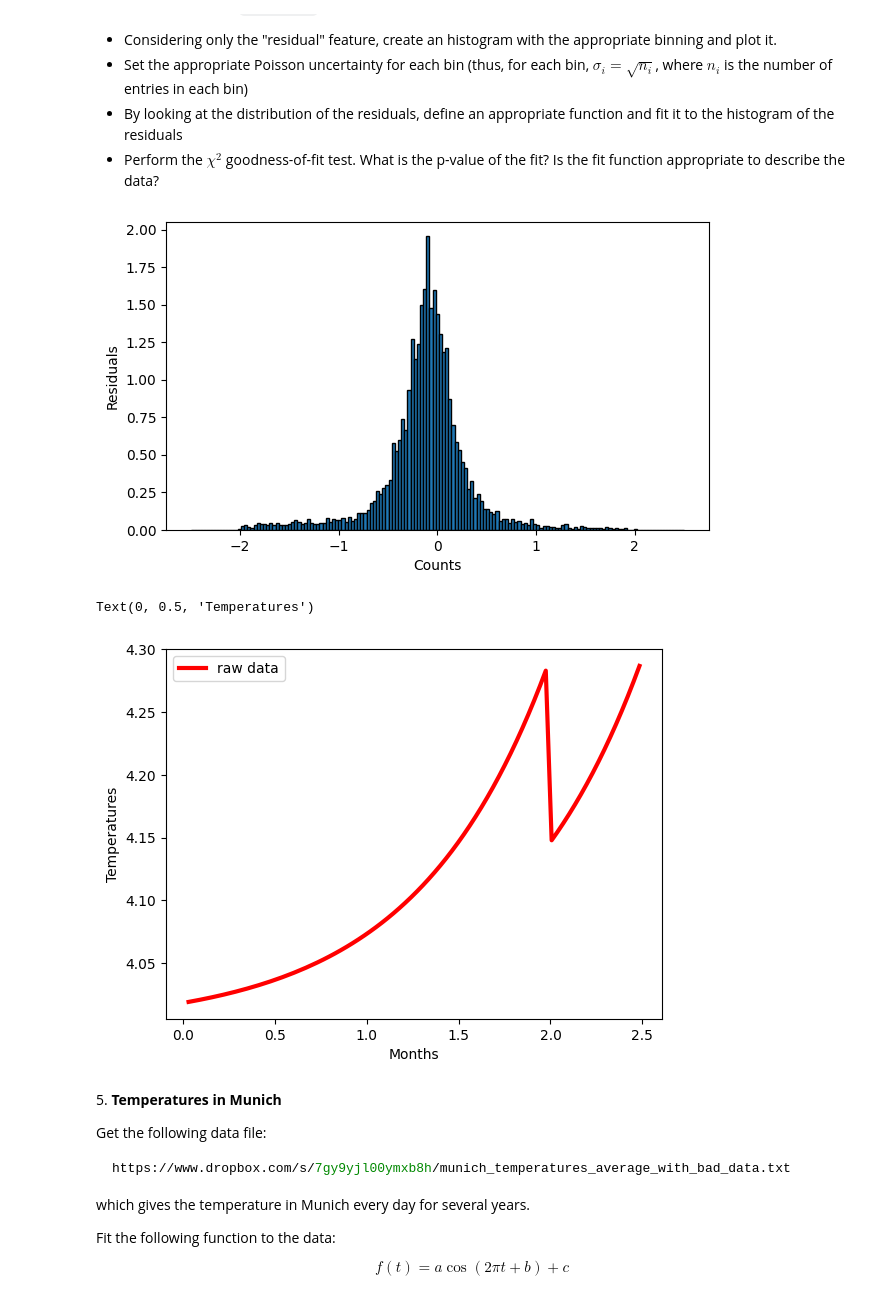
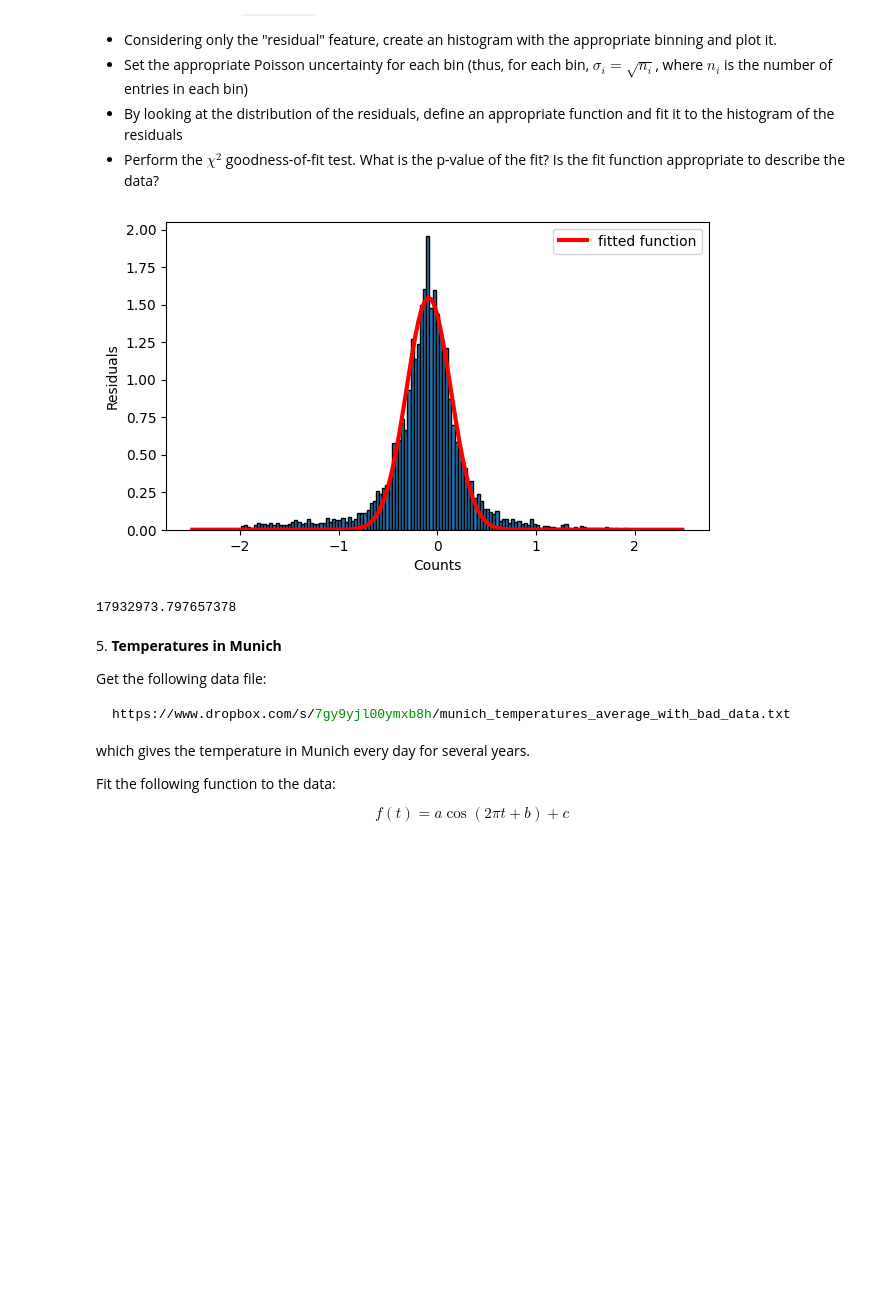
Before and after one commit to saraLevo/ScientificComputingWithPython2023, a Jupyter notebook: 10ex_tests.ipynb, the cells around one changed output. Saved outputs shown, nothing was run; the diff lists cells and outputs as text; code cells hidden in the pictures; blank space fills up the shorter version.

```diff
--- a/10ex_tests.ipynb
+++ b/10ex_tests.ipynb
@@ -181,50 +192,54 @@ The feature named `residual` contains the residuals (defined as $y_i - \hat{y}_i
 # %%
 import numpy as np
 import pandas as pd
 import matplotlib.pyplot as plt
 import pickle
-from scipy import optimize
+from scipy import optimize, stats
 
 filename = "data/residuals_261.pkl"
 infile = open(filename, 'rb')
 new_dict = pickle.load(infile)
 
 df = pd.read_pickle(filename)
 df_list_residuals = (df).tolist()['residuals']
 df_pd = pd.DataFrame(df.tolist())
 mask = abs(df_pd['residuals'])<2
 df_mod = df_pd[mask]
 
 #Plotting the histogram
 plt.figure(figsize=(7,4))
 counts, bin_edges, _ = plt.hist(df_mod['residuals'], bins='auto', range=(-2.5, +2.5), density=True, cumulative=False, edgecolor='black')
 plt.xlabel('Counts')
 plt.ylabel('Residuals')
+plt.legend(['counts histogram'])
+
+#setting the uncertainty for each bin
+uncert_bin = np.array(np.sqrt(np.abs(counts)))
+
+#defining an appropriate function
+def f(x, scale, mean, sigma):
+    return scale*np.exp(-(x-mean)**2/(2*sigma**2))
+
+#plotting the fitted function
+x = (bin_edges[:-1] + bin_edges[1:])/2
+popt, pcov = optimize.curve_fit(f, x, counts, p0=[max(counts), 5, 45])
+plt.plot(x, f(x, popt[0], popt[1], popt[2]), color='red', linewidth=3)
+plt.legend(['fitted function'])
 plt.show()
 
-#setting the uncertainty for each bin
-uncert_bin = np.array(np.sqrt(counts))
-
-#defining an appropriate function
-def f(x, mean):
-  result = []
-  for i in x:
-      if i > 0:
-          result.append(mean + ((np.exp(-(mean))) * (np.float_power(mean, i))) / np.math.factorial(int(i)))
-      else:
-          result.append(np.inf) # or any other value you prefer
-  return np.array(result)
-
-x = (bin_edges[:-1] + bin_edges[1:])/2
-popt, pcov = optimize.curve_fit(f, x, counts, p0=[4], sigma=uncert_bin, absolute_sigma=True, bounds=(-np.inf, np.inf))
-plt.plot(x, f(x, popt[0]), color='red', linewidth=3)
-plt.legend(['raw data', '_',  'fitted function'])
-plt.xlabel('Months')
-plt.ylabel('Temperatures')
+#performing a goodness of fit test
+observed = counts
+expected = np.round(f(x, popt[0], popt[1], popt[2])).astype(int)
+t_obs = np.sum(observed)
+t_exp = np.sum(expected)
+observed = observed/t_obs
+expected = expected/t_exp
+chi_square_test_statistic, _ = stats.chisquare(observed, expected)
+chi_square_test_statistic = sum((observed - expected)**2 / (expected + 1e-10))
+print(chi_square_test_statistic)
 # %% [output]
-[figure, old version]
+[figure, new version]
-Text(0, 0.5, 'Temperatures')
+17932973.797657378
-[figure, removed]
 # %% [markdown]
 5\. **Temperatures in Munich**
 
```
Also changed, not shown: parts of 4 cells of this notebook, 5 other files.
